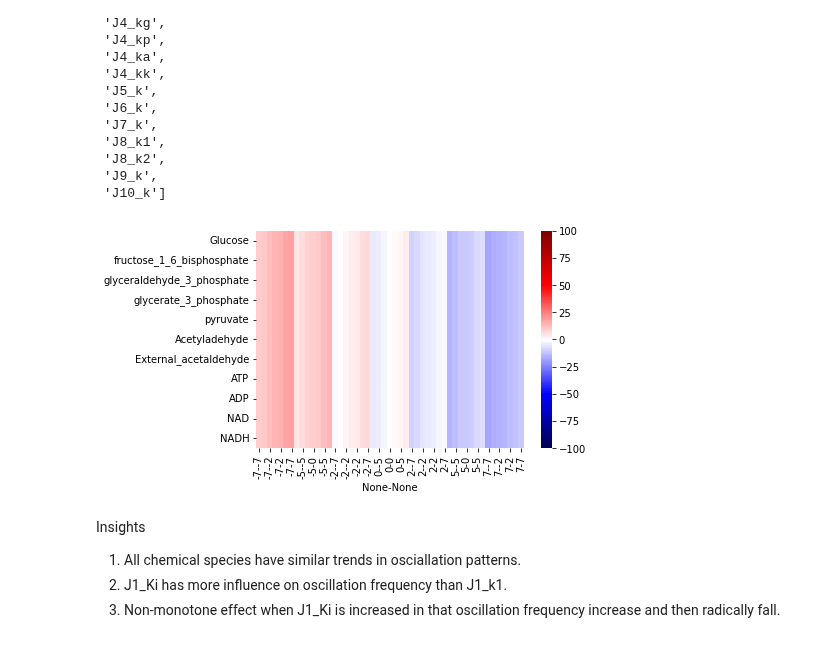
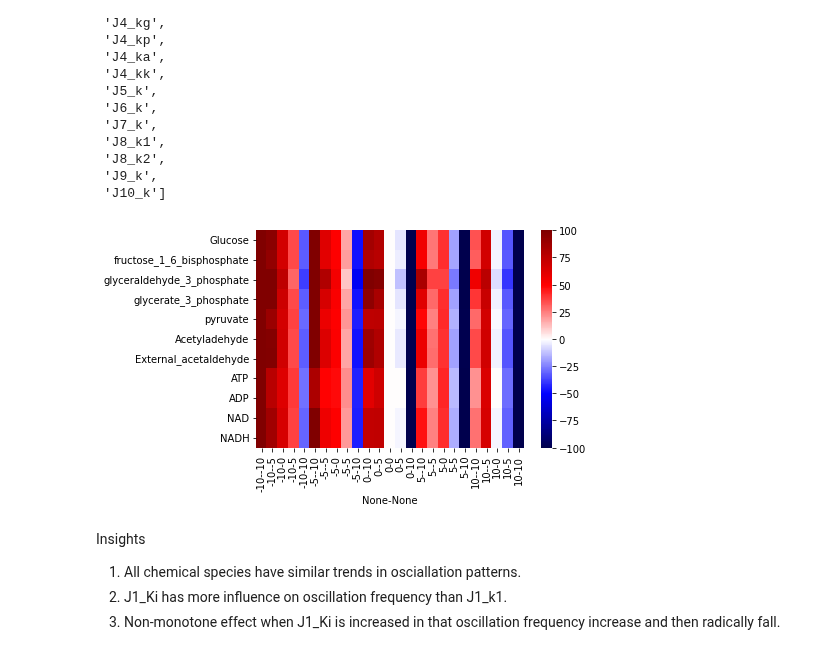
Before and after one commit to ModelEngineering/BIOEN-437, a Jupyter notebook: Lectures/Design-Of-Experiments/doe_two_way_design.ipynb, the cells around one changed output. Cells and saved outputs as stored; diff of their text form; code cells hidden in the pictures.

```diff
--- a/Lectures/Design-Of-Experiments/doe_two_way_design.ipynb
+++ b/Lectures/Design-Of-Experiments/doe_two_way_design.ipynb
@@ -395,7 +395,7 @@ PARAMETER = "J1_k1"  # Used in tests
 # Generalize runExperiments
 Generalize ``runExperiments`` so that it calculates responses for all combinations of levels of two factors.
 # %%
-def runExperiments2WD(model, factor1, factor2, percent1s, percent2s, isRelative=True):
+def runExperiments2WD(model, factor1, factor2, percent1s, percent2s):
     """
     Runs experiments for multiple factors at different percent changes in factor levels.
 
@@ -406,16 +406,13 @@ def runExperiments2WD(model, factor1, factor2, percent1s, percent2s, isRelative=
     factor2: str
     percent1s: list-int
     percent2s: list-int
-    isRelative: bool
-        True: values are percent changes relative to baseline
-        False: absolute value
 
     Returns
     -------
     amplitude_df: DataFrame; amplitude: DataFrame
        index: tuple of percent changes in factor values
        columns: molecule
-       value: depends on isRelative
+       value: percent change from baseline
        index.name: string of tuple (rowFactor, columnFactor)
     """
     # Constants
@@ -494,10 +491,10 @@ WOLF_FACTORS
 # %%
 # Presentation of all variables that scales to a large number of interactions
 percents = [-10, -5, 0, 5, 10]
 amplitude_df = runExperiments2WD(WOLF_MODEL, "J1_k1", "J1_Ki", percents, percents)
-_ = sns.heatmap(freq_df.transpose(), cmap='seismic', vmin=-100, vmax=100)
+_ = sns.heatmap(amplitude_df.transpose(), cmap='seismic', vmin=-100, vmax=100)
 # %% [output]
-[figure, old version]
+[figure, new version]
 # %% [markdown]
 Insights
 1. All chemical species have similar trends in osciallation patterns.
```
Also changed, not shown: parts of 17 cells of this notebook.
